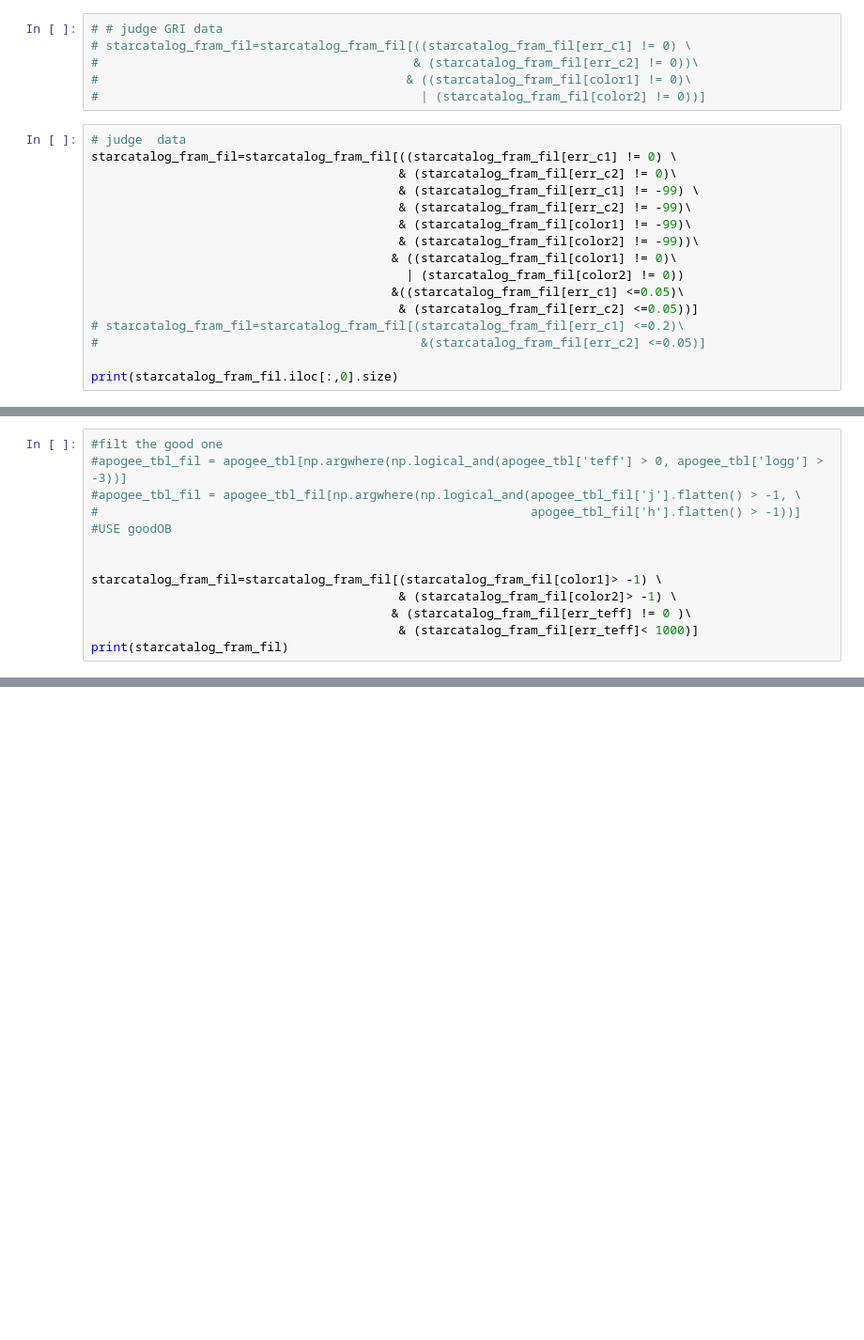
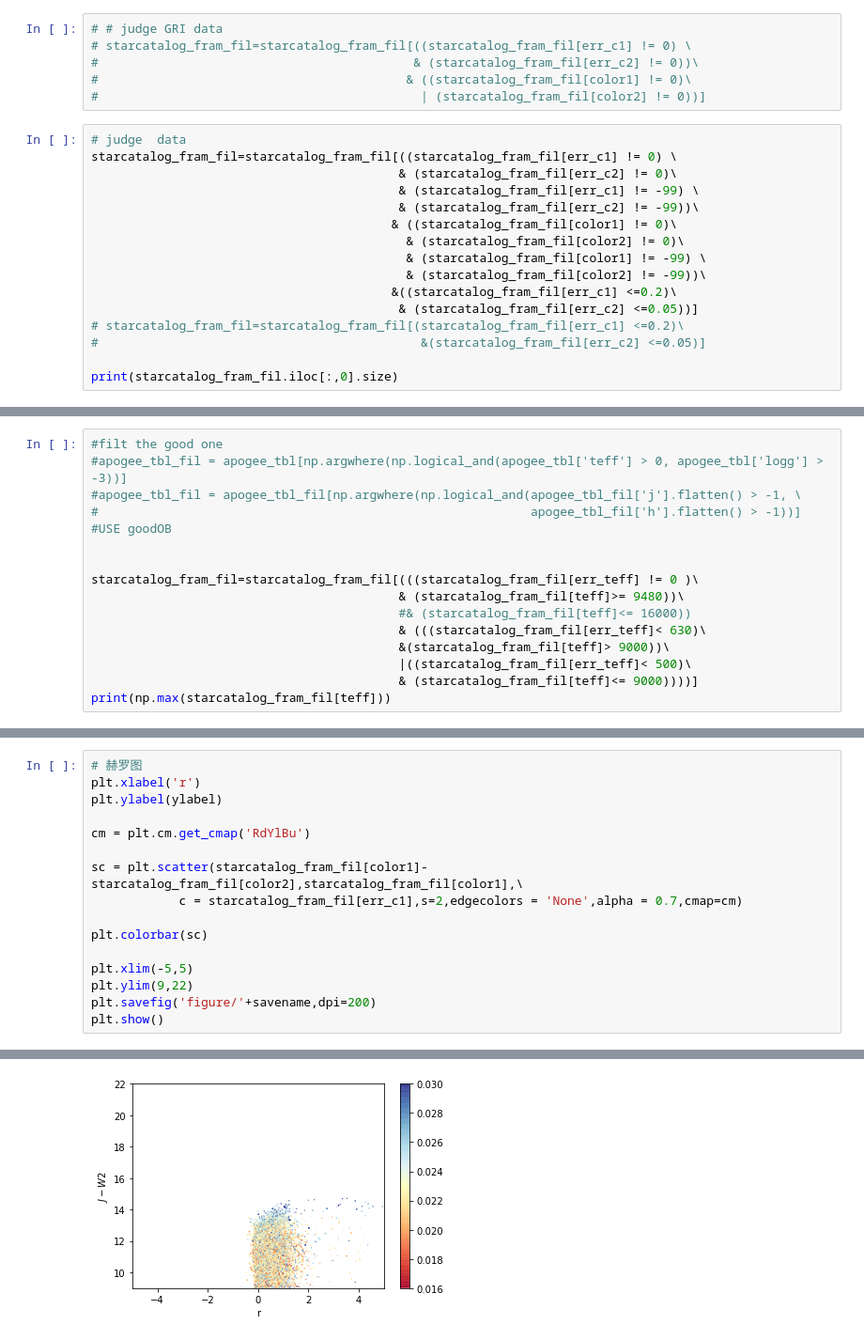
Before and after one commit to DengDingshan/OBIC_serious, a Jupyter notebook: LAMOST_fitcurve_pandas.ipynb, the cells around one changed output, grey strips where cells are left out. Shown: that part at 94% size. Cells and saved outputs as stored; diff of their text form; blank space fills up the shorter version.

```diff
--- a/LAMOST_fitcurve_pandas.ipynb
+++ b/LAMOST_fitcurve_pandas.ipynb
@@ -71,12 +75,12 @@ savename = '2018_3_6_ri.png'
 starcatalog_fram_fil=starcatalog_fram_fil[((starcatalog_fram_fil[err_c1] != 0) \
                                           & (starcatalog_fram_fil[err_c2] != 0)\
                                           & (starcatalog_fram_fil[err_c1] != -99) \
-                                          & (starcatalog_fram_fil[err_c2] != -99)\
-                                          & (starcatalog_fram_fil[color1] != -99)\
-                                          & (starcatalog_fram_fil[color2] != -99))\
+                                          & (starcatalog_fram_fil[err_c2] != -99))\
                                          & ((starcatalog_fram_fil[color1] != 0)\
-                                           | (starcatalog_fram_fil[color2] != 0))
-                                         &((starcatalog_fram_fil[err_c1] <=0.05)\
+                                           & (starcatalog_fram_fil[color2] != 0)\
+                                           & (starcatalog_fram_fil[color1] != -99) \
+                                           & (starcatalog_fram_fil[color2] != -99))\
+                                         &((starcatalog_fram_fil[err_c1] <=0.2)\
                                           & (starcatalog_fram_fil[err_c2] <=0.05))]
 # starcatalog_fram_fil=starcatalog_fram_fil[(starcatalog_fram_fil[err_c1] <=0.2)\
 #                                            &(starcatalog_fram_fil[err_c2] <=0.05)]
@@ -92,9 +101,12 @@ print(starcatalog_fram_fil.iloc[:,0].size)
 #USE goodOB
 
 
-starcatalog_fram_fil=starcatalog_fram_fil[(starcatalog_fram_fil[color1]> -1) \
-                                          & (starcatalog_fram_fil[color2]> -1) \
-                                         & (starcatalog_fram_fil[err_teff] != 0 )\
-                                          & (starcatalog_fram_fil[err_teff]< 1000)]
-print(starcatalog_fram_fil)
+starcatalog_fram_fil=starcatalog_fram_fil[(((starcatalog_fram_fil[err_teff] != 0 )\
+                                          & (starcatalog_fram_fil[teff]>= 9480))\
+                                          #& (starcatalog_fram_fil[teff]<= 16000))
+                                          & (((starcatalog_fram_fil[err_teff]< 630)\
+                                          &(starcatalog_fram_fil[teff]> 9000))\
+                                          |((starcatalog_fram_fil[err_teff]< 500)\
+                                          & (starcatalog_fram_fil[teff]<= 9000))))]
+print(np.max(starcatalog_fram_fil[teff]))
 # %% [output]
@@ -199,0 +291,17 @@ plt.show()
+# %%
+# 赫罗图
+plt.xlabel('r')
+plt.ylabel(ylabel)
+
+cm = plt.cm.get_cmap('RdYlBu')
+
+sc = plt.scatter(starcatalog_fram_fil[color1]-starcatalog_fram_fil[color2],starcatalog_fram_fil[color1],\
+            c = starcatalog_fram_fil[err_c1],s=2,edgecolors = 'None',alpha = 0.7,cmap=cm)
+
+plt.colorbar(sc)
+
+plt.xlim(-5,5)
+plt.ylim(9,22)
+plt.savefig('figure/'+savename,dpi=200)
+plt.show()
+# %% [output]
@@ -199,0 +309 @@ plt.show()
+[figure, added]
```
Also changed, not shown: parts of 23 cells of this notebook, 1 other file.
